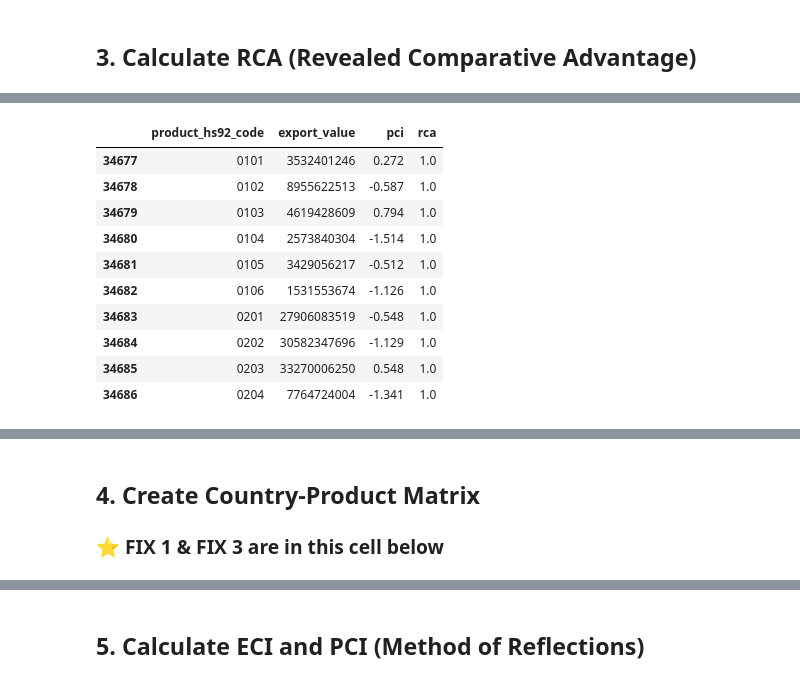
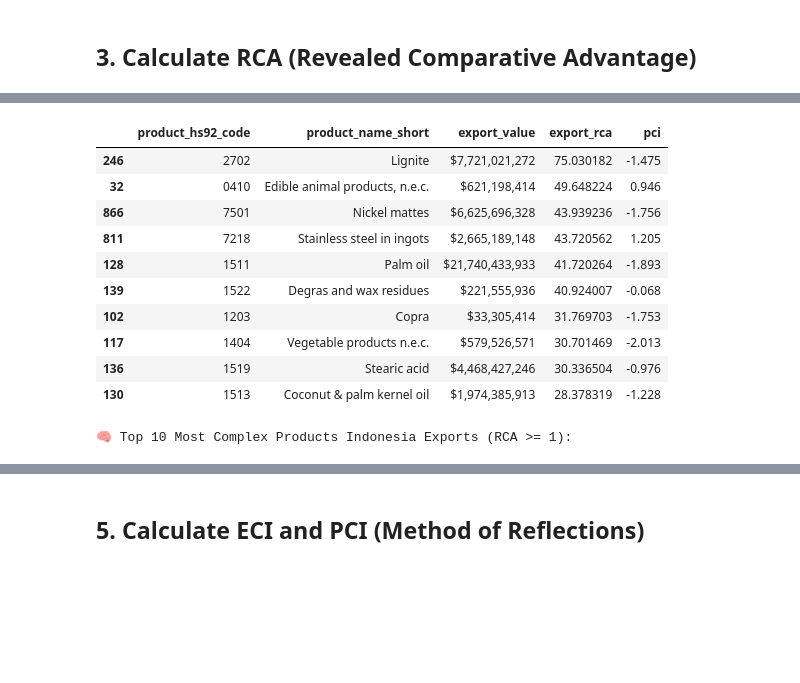
Before and after one commit to gutama/cottonborry, a Jupyter notebook: indonesia_economic_complexity_FIXED.ipynb, the cells around one changed output, grey strips where cells are left out. Cells and saved outputs as stored; diff of their text form; code cells hidden in the pictures; blank space fills up the shorter version.

```diff
--- a/indonesia_economic_complexity_FIXED.ipynb
+++ b/indonesia_economic_complexity_FIXED.ipynb
@@ -107,34 +145,31 @@ Analyzing data for year: 2023
 # %% [markdown]
 ## 3. Calculate RCA (Revealed Comparative Advantage)
 # %%
-# Calculate RCA for Indonesia
-total_exports = df_indonesia['export_value'].sum()
-world_total_exports = df_hs92[df_hs92['year'] == ANALYSIS_YEAR]['export_value'].sum()
+# Use pre-calculated RCA from Harvard Atlas data
+# The dataset already contains 'export_rca' column
 
-df_indonesia['rca'] = 0.0
-for idx, row in df_indonesia.iterrows():
-    product_code = row['product_hs92_code']
-    indonesia_product_export = row['export_value']
-    world_product_export = df_hs92[
-        (df_hs92['year'] == ANALYSIS_YEAR) &
-        (df_hs92['product_hs92_code'] == product_code)
-    ]['export_value'].sum()
+# Binary export basket: RCA >= 1 means comparative advantage
+df_indonesia['has_rca'] = (df_indonesia['export_rca'] >= 1).astype(int)
 
-    if world_product_export > 0 and world_total_exports > 0:
-        rca = (indonesia_product_export / total_exports) / (world_product_export / world_total_exports)
-        df_indonesia.at[idx, 'rca'] = rca
-
-# Binary export basket (1 if RCA > 1, else 0)
-df_indonesia['has_rca'] = (df_indonesia['rca'] > 1).astype(int)
-
-print(f"\n📊 RCA Analysis Results:")
-print(f"  • Products with RCA > 1: {df_indonesia['has_rca'].sum()}")
-print(f"  • Products with RCA ≤ 1: {(df_indonesia['has_rca'] == 0).sum()}")
-print(f"  • Average RCA: {df_indonesia['rca'].mean():.3f}")
-print(f"  • Max RCA: {df_indonesia['rca'].max():.3f}")
+print(f"📊 RCA Analysis Results (using pre-calculated values):")
+print(f"  • Products with RCA >= 1: {df_indonesia['has_rca'].sum()}")
+print(f"  • Products with RCA < 1: {(df_indonesia['has_rca'] == 0).sum()}")
+print(f"  • Average RCA: {df_indonesia['export_rca'].mean():.3f}")
+print(f"  • Max RCA: {df_indonesia['export_rca'].max():.3f}")
 
 # Show top 10 products by RCA
-print("\n🏆 Top 10 Products by RCA:")
-top_rca = df_indonesia.nlargest(10, 'rca')[['product_hs92_code', 'export_value', 'pci', 'rca']]
+print("\n🏆 Top 10 Products by RCA (Revealed Comparative Advantage):")
+top_rca = df_indonesia.nlargest(10, 'export_rca')[
+    ['product_hs92_code', 'product_name_short', 'export_value', 'export_rca', 'pci']
+].copy()
+top_rca['export_value'] = top_rca['export_value'].apply(lambda x: f"${x:,.0f}")
 display(top_rca)
+
+# Also show products with highest PCI that Indonesia exports
+print("\n🧠 Top 10 Most Complex Products Indonesia Exports (RCA >= 1):")
+top_complex = df_indonesia[df_indonesia['has_rca'] == 1].nlargest(10, 'pci')[
+    ['product_hs92_code', 'product_name_short', 'export_value', 'export_rca', 'pci']
+].copy()
+top_complex['export_value'] = top_complex['export_value'].apply(lambda x: f"${x:,.0f}")
+display(top_complex)
 # %% [output]
@@ -148,11 +183,12 @@ display(top_rca)
-|  | product_hs92_code | export_value | pci | rca |
-| 34677 | 0101 | 3532401246 | 0.272 | 1.0 |
-| 34678 | 0102 | 8955622513 | -0.587 | 1.0 |
-| 34679 | 0103 | 4619428609 | 0.794 | 1.0 |
-| 34680 | 0104 | 2573840304 | -1.514 | 1.0 |
-| 34681 | 0105 | 3429056217 | -0.512 | 1.0 |
-| 34682 | 0106 | 1531553674 | -1.126 | 1.0 |
-| 34683 | 0201 | 27906083519 | -0.548 | 1.0 |
-| 34684 | 0202 | 30582347696 | -1.129 | 1.0 |
-| 34685 | 0203 | 33270006250 | 0.548 | 1.0 |
-| 34686 | 0204 | 7764724004 | -1.341 | 1.0 |
+|  | product_hs92_code | product_name_short | export_value | export_rca | pci |
+| 246 | 2702 | Lignite | $7,721,021,272 | 75.030182 | -1.475 |
+| 32 | 0410 | Edible animal products, n.e.c. | $621,198,414 | 49.648224 | 0.946 |
+| 866 | 7501 | Nickel mattes | $6,625,696,328 | 43.939236 | -1.756 |
+| 811 | 7218 | Stainless steel in ingots | $2,665,189,148 | 43.720562 | 1.205 |
+| 128 | 1511 | Palm oil | $21,740,433,933 | 41.720264 | -1.893 |
+| 139 | 1522 | Degras and wax residues | $221,555,936 | 40.924007 | -0.068 |
+| 102 | 1203 | Copra | $33,305,414 | 31.769703 | -1.753 |
+| 117 | 1404 | Vegetable products n.e.c. | $579,526,571 | 30.701469 | -2.013 |
+| 136 | 1519 | Stearic acid | $4,468,427,246 | 30.336504 | -0.976 |
+| 130 | 1513 | Coconut & palm kernel oil | $1,974,385,913 | 28.378319 | -1.228 |
+🧠 Top 10 Most Complex Products Indonesia Exports (RCA >= 1):
@@ -159,4 +205,0 @@ display(top_rca)
-# %% [markdown]
-## 4. Create Country-Product Matrix
-
-### ⭐ FIX 1 & FIX 3 are in this cell below
```
Also changed, not shown: parts of 22 cells of this notebook, 31 other files.
